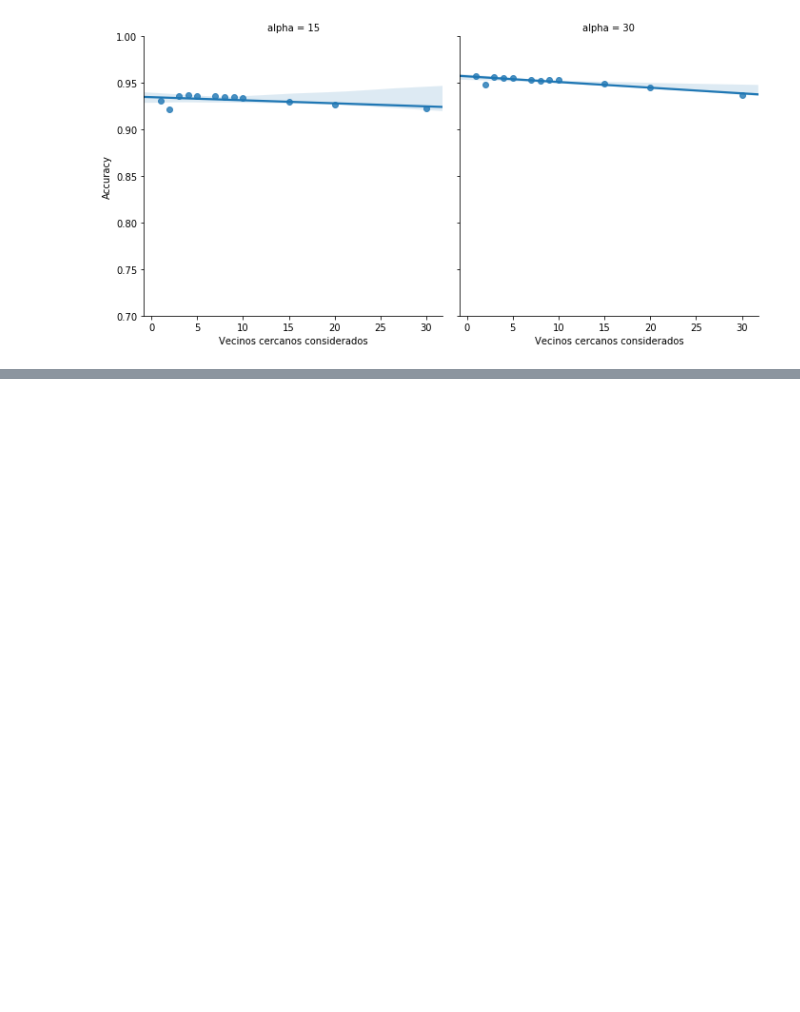
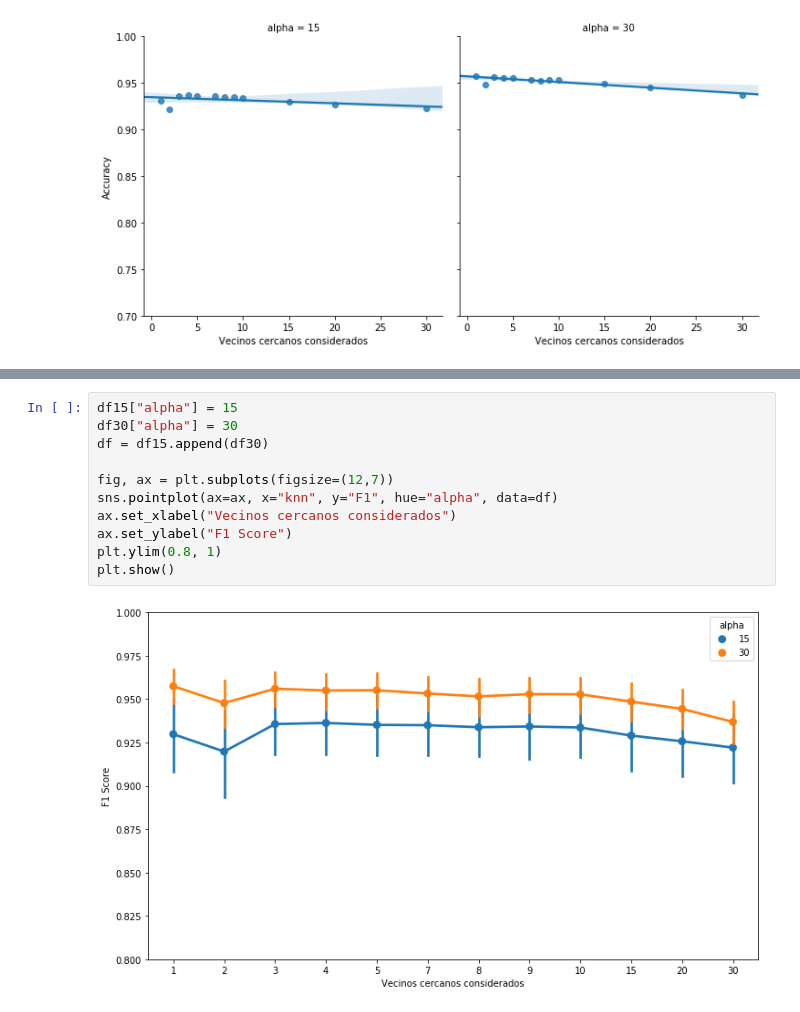
Before and after one commit to kevinfra/metnum-tp2, a Jupyter notebook: informe/Untitled.ipynb, the cells around one changed output, grey strips where cells are left out. Saved outputs shown, nothing was run; the diff lists cells and outputs as text; blank space fills up the shorter version.

```diff
--- a/informe/Untitled.ipynb
+++ b/informe/Untitled.ipynb
@@ -238,0 +239,13 @@ plt.show()
+# %%
+df15["alpha"] = 15
+df30["alpha"] = 30
+df = df15.append(df30)
+
+fig, ax = plt.subplots(figsize=(12,7))
+sns.pointplot(ax=ax, x="knn", y="F1", hue="alpha", data=df)
+ax.set_xlabel("Vecinos cercanos considerados")
+ax.set_ylabel("F1 Score")
+plt.ylim(0.8, 1)
+plt.show()
+# %% [output]
+[figure, added]
```
Also changed, not shown: parts of 2 cells of this notebook, 3 other files.
